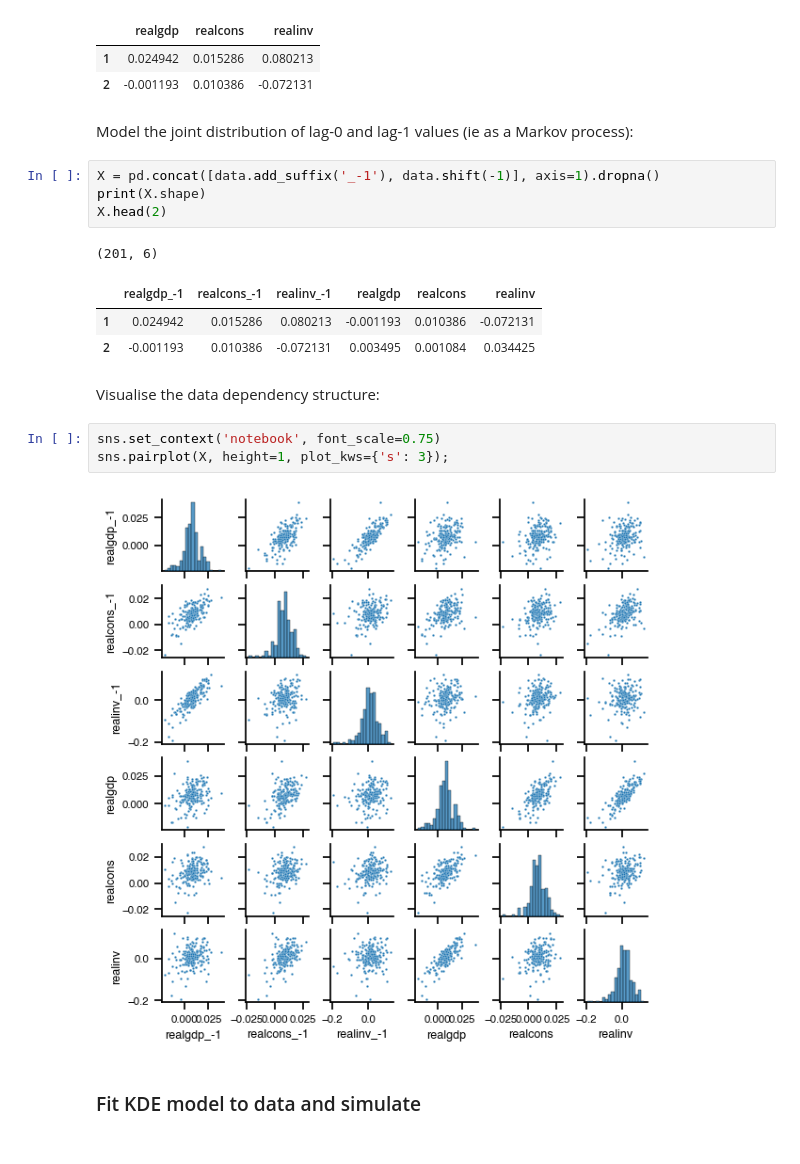
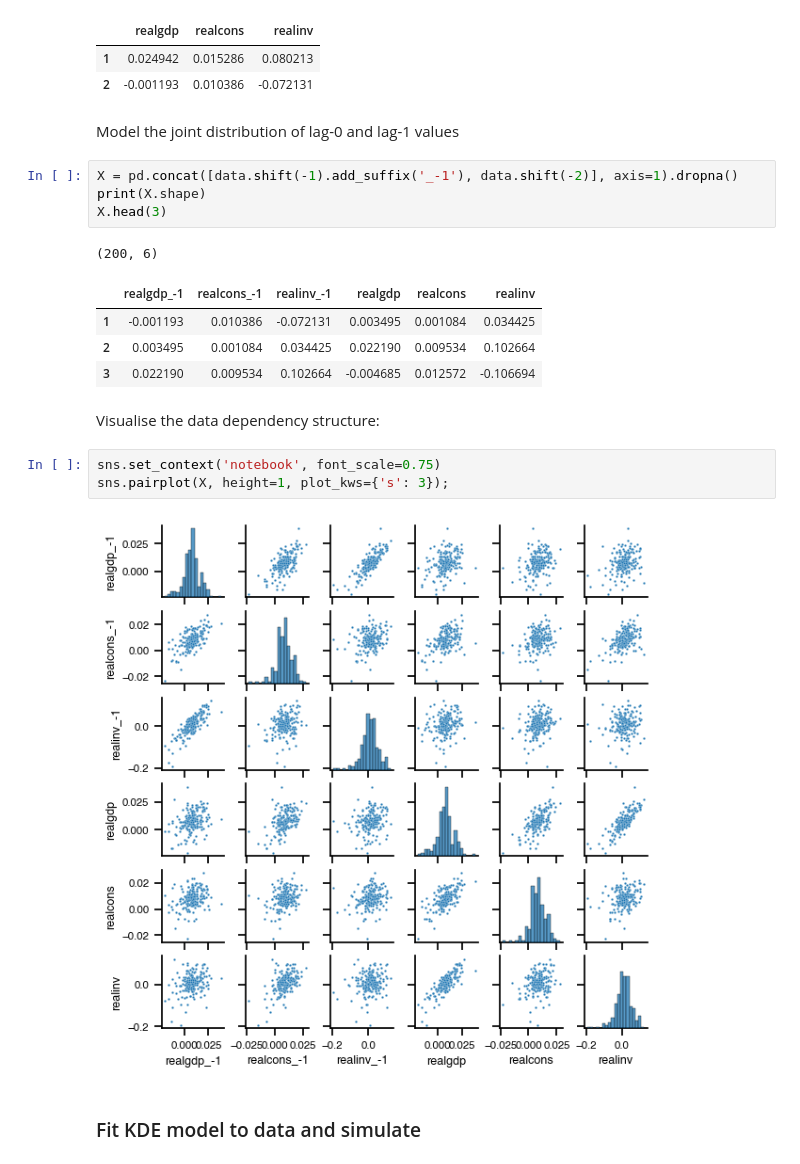
Before and after one commit to MutaharChalmers/kdetools, a Jupyter notebook: docs/KDEs for time series.ipynb, the cells around one changed output. Drawn from its saved outputs; the diff is of its cells as text.

```diff
--- a/docs/KDEs for time series.ipynb
+++ b/docs/KDEs for time series.ipynb
@@ -28,23 +28,24 @@ data.head(2)
 | 1 | 0.024942 | 0.015286 | 0.080213 |
 | 2 | -0.001193 | 0.010386 | -0.072131 |
 # %% [markdown]
-Model the joint distribution of lag-0 and lag-1 values (ie as a Markov process):
+Model the joint distribution of lag-0 and lag-1 values
 # %%
-X = pd.concat([data.add_suffix('_-1'), data.shift(-1)], axis=1).dropna()
+X = pd.concat([data.shift(-1).add_suffix('_-1'), data.shift(-2)], axis=1).dropna()
 print(X.shape)
-X.head(2)
+X.head(3)
 # %% [output]
-(201, 6)
+(200, 6)
 |  | realgdp_-1 | realcons_-1 | realinv_-1 | realgdp | realcons | realinv |
-| 1 | 0.024942 | 0.015286 | 0.080213 | -0.001193 | 0.010386 | -0.072131 |
-| 2 | -0.001193 | 0.010386 | -0.072131 | 0.003495 | 0.001084 | 0.034425 |
+| 1 | -0.001193 | 0.010386 | -0.072131 | 0.003495 | 0.001084 | 0.034425 |
+| 2 | 0.003495 | 0.001084 | 0.034425 | 0.022190 | 0.009534 | 0.102664 |
+| 3 | 0.022190 | 0.009534 | 0.102664 | -0.004685 | 0.012572 | -0.106694 |
 # %% [markdown]
 Visualise the data dependency structure:
 # %%
 sns.set_context('notebook', font_scale=0.75)
 sns.pairplot(X, height=1, plot_kws={'s': 3});
 # %% [output]
-[figure, old version]
+[figure, new version]
 # %% [markdown]
 ### Fit KDE model to data and simulate
 # %% [markdown]
```
Also changed, not shown: parts of 12 cells of this notebook.
